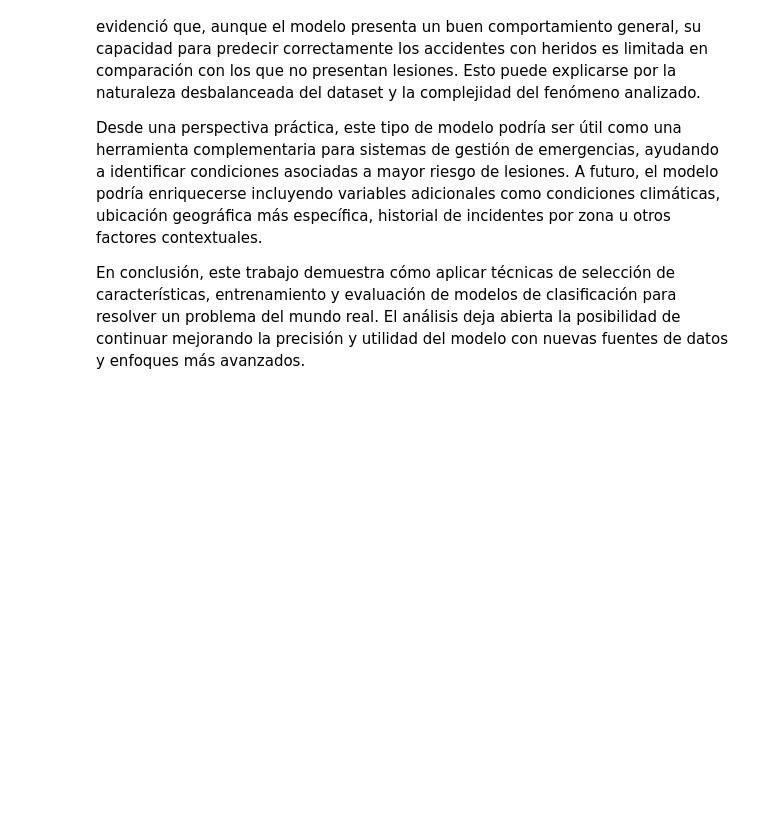
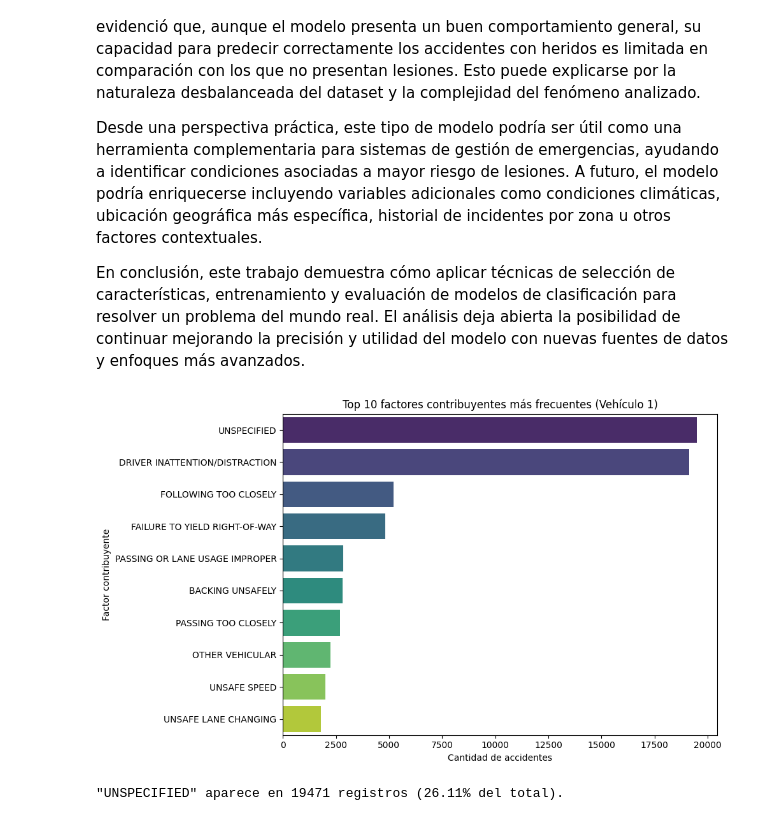
Before and after one commit to jsalafica/Data-Science-I, a Jupyter notebook: Proyecto_Final_Javier_Salafica.ipynb, the cells around one changed output. Cells and saved outputs as stored; diff of their text form; code cells hidden in the pictures; blank space fills up the shorter version.

```diff
--- a/Proyecto_Final_Javier_Salafica.ipynb
+++ b/Proyecto_Final_Javier_Salafica.ipynb
@@ -164,3 +199,46 @@ Se entrenó un modelo de clasificación utilizando Random Forest, el cual demost
 Desde una perspectiva práctica, este tipo de modelo podría ser útil como una herramienta complementaria para sistemas de gestión de emergencias, ayudando a identificar condiciones asociadas a mayor riesgo de lesiones. A futuro, el modelo podría enriquecerse incluyendo variables adicionales como condiciones climáticas, ubicación geográfica más específica, historial de incidentes por zona u otros factores contextuales.
 
 En conclusión, este trabajo demuestra cómo aplicar técnicas de selección de características, entrenamiento y evaluación de modelos de clasificación para resolver un problema del mundo real. El análisis deja abierta la posibilidad de continuar mejorando la precisión y utilidad del modelo con nuevas fuentes de datos y enfoques más avanzados.
+# %%
+import matplotlib.pyplot as plt
+import seaborn as sns
+
+# Normalizamos la columna (strip + upper)
+df['CONTRIBUTING FACTOR VEHICLE 1'] = df['CONTRIBUTING FACTOR VEHICLE 1'].str.strip().str.upper()
+
+# Tomamos los 10 más frecuentes
+top_factores = df['CONTRIBUTING FACTOR VEHICLE 1'].value_counts().head(10)
+
+# Creamos un DataFrame con los top factores
+df_top_factores = top_factores.reset_index()
+df_top_factores.columns = ['Factor', 'Cantidad']
+
+# Gráfico corregido
+plt.figure(figsize=(10, 6))
+sns.barplot(
+    data=df_top_factores,
+    y='Factor',
+    x='Cantidad',
+    hue='Factor',             # Esto activa el uso de la paleta
+    palette='viridis',
+    dodge=False,
+    legend=False              # Ocultamos la leyenda porque ya están en el eje y
+)
+plt.title("Top 10 factores contribuyentes más frecuentes (Vehículo 1)")
+plt.xlabel("Cantidad de accidentes")
+plt.ylabel("Factor contribuyente")
+plt.tight_layout()
+plt.show()
+# %% [output]
+[figure, added]
+# %%
+# Contar cuántos son "Unspecified"
+unspecified_count = df['CONTRIBUTING FACTOR VEHICLE 1'].str.strip().str.upper().value_counts().get('UNSPECIFIED', 0)
+
+# Total de registros no nulos en esa columna
+total = df['CONTRIBUTING FACTOR VEHICLE 1'].notna().sum()
+
+# Mostrar resultados
+print(f'"UNSPECIFIED" aparece en {unspecified_count} registros ({unspecified_count / total:.2%} del total).')
+# %% [output]
+"UNSPECIFIED" aparece en 19471 registros (26.11% del total).
```
Also changed, not shown: parts of 6 cells of this notebook.
